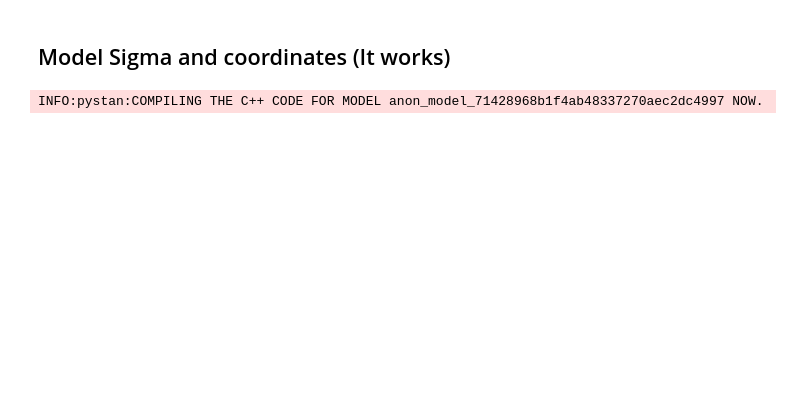
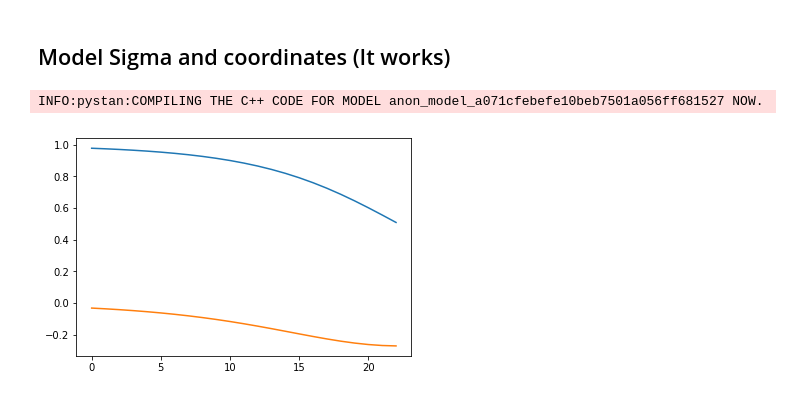
Before and after one commit to ulfaslak/bayesian_data_analysis_2017_project, a Jupyter notebook: acoustic/Acoustic_Project.ipynb, the cells around one changed output. Drawn from its saved outputs; the diff is of its cells as text; code cells hidden in the pictures; blank space fills up the shorter version.

```diff
--- a/acoustic/Acoustic_Project.ipynb
+++ b/acoustic/Acoustic_Project.ipynb
@@ -201,7 +201,10 @@ data = dict(N=len(f),
             r_dev=r_dev,
             sigma_mean=sigma,
             sigma_dev=sigma_dev,
-           alpha=alpha)
+           alpha=alpha,
+           tau = 1)
+plt.plot(np.real(Rp))
+plt.plot(np.imag(Rp))
 reflection_coef = """
 data {
     int<lower=0> N; // number of frequencies
@@ -216,6 +219,7 @@ data {
     real sigma_mean; // Nordtest approximation. Prior mean
     real sigma_dev; // Sigma deviation
     real rho; // density
+    real tau;
 }
 parameters {
     real<lower=0> sigma; // Flow resistivity greater than 0
@@ -223,49 +227,47 @@ parameters {
     vector[D] r; // coordinates receiver
     real epsilon_real; // variance of the banckground noise
     real epsilon_imag; // variance of the banckground noise
 }
-transformed parameters {
+model {
     vector[N] A;
     vector[N] B;
     vector[N] Rpr;
     vector[N] Rpi;
     vector[N] den;
     vector[N] mu_real;
     vector[N] mu_imag;
     real r1;
     real r2;
     real alpha;
 
-    r1 = sqrt((s[1]-r[1])^2+(s[2]-r[2])^2);
-    r2 = sqrt((s[1]-r[1])^2+(-s[2]-r[2])^2);
-    alpha = pi()/2-atan(fabs(s[2]+r[2])/fabs(s[1]-r[1]));
+    for (n in 1:D){
+        s[n] ~ normal(s_mean[n],r_dev); // Prior for source coordinates
+        r[n] ~ normal(r_mean[n],r_dev); // Prior for source coordinates
+        }
 
+    r1 = sqrt((s[1]-r[1])^2+(s[2]-r[2])^2); // Direct path
+    r2 = sqrt((s[1]-r[1])^2+(-s[2]-r[2])^2); // Reflected path
+    alpha = pi()/2-atan(fabs(s[2]+r[2])/fabs(s[1]-r[1])); // Angle of incidence
+    sigma ~ normal(sigma_mean, sigma_dev);
     for (n in 1:N){
         A[n] = 1+5.51*(1000*f[n]/sigma)^(-0.632);
         B[n] = -8.42*(1000*f[n]/sigma)^(-0.632);
         den[n] = (A[n]*cos(alpha)+1)^2+(B[n]*cos(alpha))^2;
         Rpr[n] = ((A[n]^2-B[n]^2)*cos(alpha)^2-1)/den[n];
         Rpi[n] = (2*B[n]*cos(alpha)^2)/den[n];
         mu_real[n] = 1/r1+1/r2*Rpr[n];
         mu_imag[n] = 1/r2*Rpi[n];
-        }
-}
-model {
-    sigma ~ normal(sigma_mean, sigma_dev);
-    for (n in 1:D){
-        s[n] ~ normal(s_mean[n],r_dev);
-        r[n] ~ normal(r_mean[n],r_dev);
-        }
-    for (n in 1:N){
-      pt_real[n] ~ normal(mu_real[n], epsilon_real);
-      pt_imag[n] ~ normal(mu_imag[n], epsilon_imag);
+        pt_real[n] ~ normal(mu_real[n], epsilon_real); // I think the problem is here in both real and imaginary part.
+        pt_imag[n] ~ normal(mu_imag[n], epsilon_imag); // Maybe the transformed parameters should be in generated quantities.
       }
+
 }
 """
 
 fit = pystan.stan(model_code=reflection_coef, data=data)
 # %% [output]
-INFO:pystan:COMPILING THE C++ CODE FOR MODEL anon_model_71428968b1f4ab48337270aec2dc4997 NOW.
+INFO:pystan:COMPILING THE C++ CODE FOR MODEL anon_model_a071cfebefe10beb7501a056ff681527 NOW.
+[figure, added]
 # %%
 samples = fit.extract(permuted=True)
 # %%
```
Also changed, not shown: parts of 5 cells of this notebook, 4 other files.
